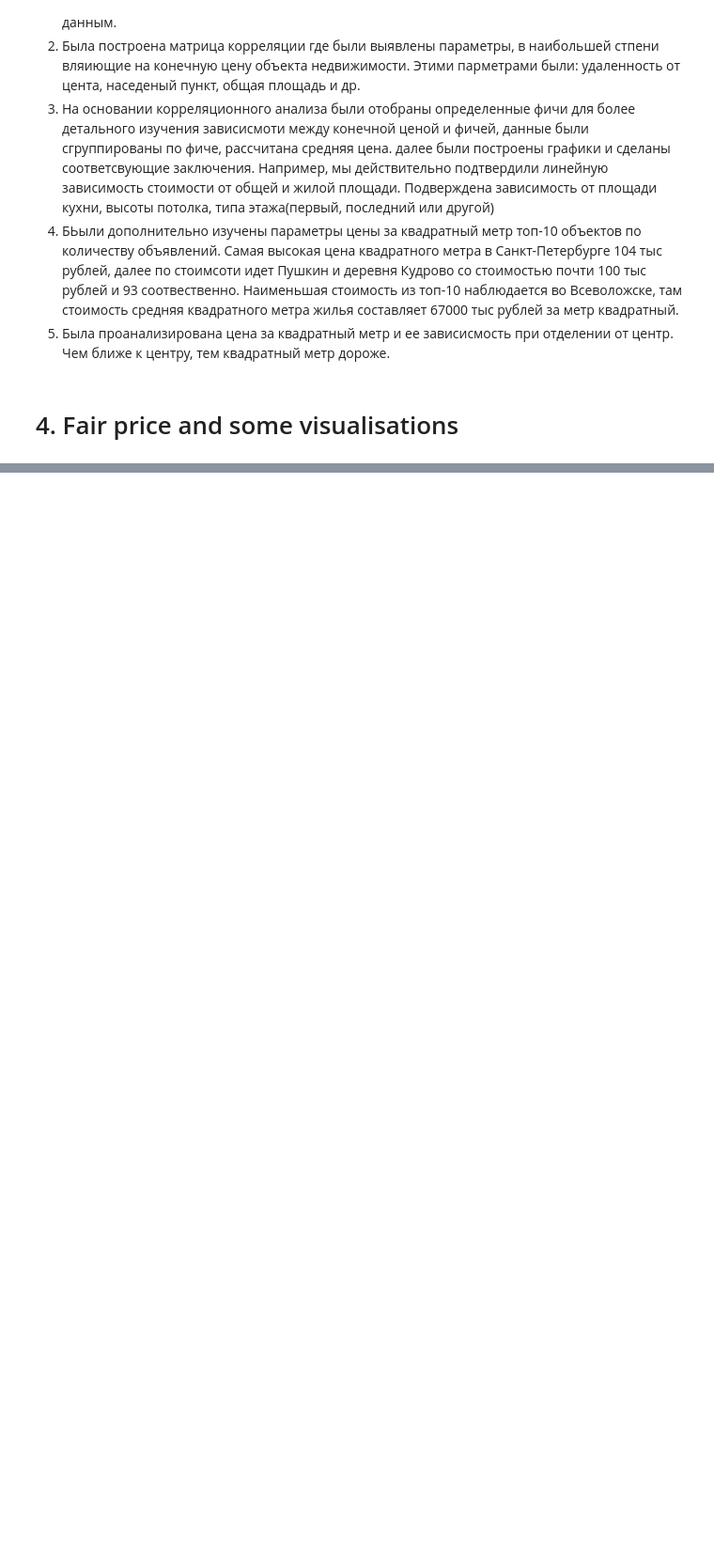
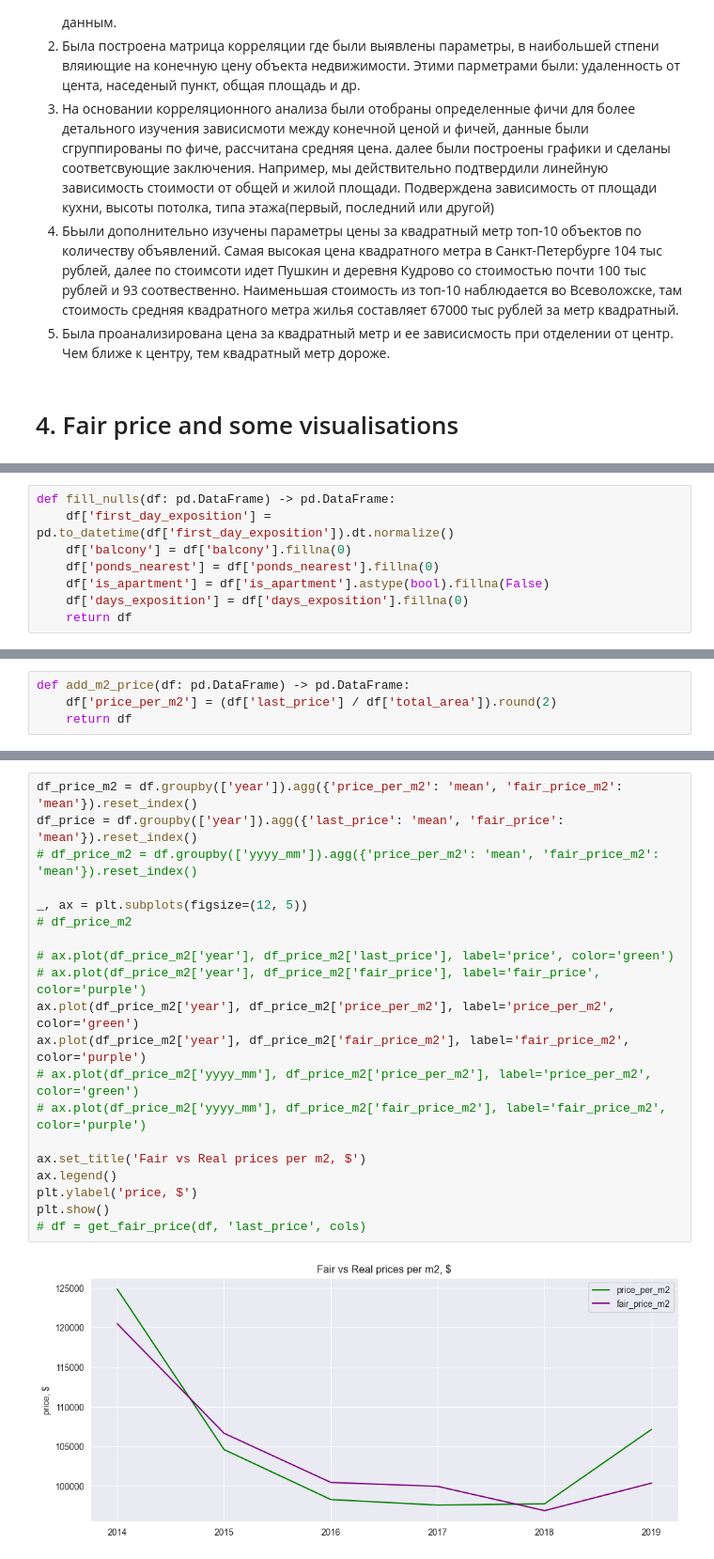
Before and after one commit to Megacinder/mds24, a Jupyter notebook: md2_python_for_DA/hometasks/final_project/python_project_4_step.ipynb, the cells around one changed output, grey strips where cells are left out. Shown at 94% size. Cells and saved outputs as stored; diff of their text form; blank space fills up the shorter version.

```diff
--- a/md2_python_for_DA/hometasks/final_project/python_project_4_step.ipynb
+++ b/md2_python_for_DA/hometasks/final_project/python_project_4_step.ipynb
@@ -1478 +1474,9 @@ df.columns.to_list()
+# %%
+def fill_nulls(df: pd.DataFrame) -> pd.DataFrame:
+    df['first_day_exposition'] = pd.to_datetime(df['first_day_exposition']).dt.normalize()
+    df['balcony'] = df['balcony'].fillna(0)
+    df['ponds_nearest'] = df['ponds_nearest'].fillna(0)
+    df['is_apartment'] = df['is_apartment'].astype(bool).fillna(False)
+    df['days_exposition'] = df['days_exposition'].fillna(0)
+    return df
 # %%
@@ -1532,0 +1556,4 @@ df_fair_price
+# %%
+def add_m2_price(df: pd.DataFrame) -> pd.DataFrame:
+    df['price_per_m2'] = (df['last_price'] / df['total_area']).round(2)
+    return df
@@ -1532,0 +1631,22 @@ df_fair_price
+# %%
+df_price_m2 = df.groupby(['year']).agg({'price_per_m2': 'mean', 'fair_price_m2': 'mean'}).reset_index()
+df_price = df.groupby(['year']).agg({'last_price': 'mean', 'fair_price': 'mean'}).reset_index()
+# df_price_m2 = df.groupby(['yyyy_mm']).agg({'price_per_m2': 'mean', 'fair_price_m2': 'mean'}).reset_index()
+
+_, ax = plt.subplots(figsize=(12, 5))
+# df_price_m2
+
+# ax.plot(df_price_m2['year'], df_price_m2['last_price'], label='price', color='green')
+# ax.plot(df_price_m2['year'], df_price_m2['fair_price'], label='fair_price', color='purple')
+ax.plot(df_price_m2['year'], df_price_m2['price_per_m2'], label='price_per_m2', color='green')
+ax.plot(df_price_m2['year'], df_price_m2['fair_price_m2'], label='fair_price_m2', color='purple')
+# ax.plot(df_price_m2['yyyy_mm'], df_price_m2['price_per_m2'], label='price_per_m2', color='green')
+# ax.plot(df_price_m2['yyyy_mm'], df_price_m2['fair_price_m2'], label='fair_price_m2', color='purple')
+
+ax.set_title('Fair vs Real prices per m2, $')
+ax.legend()
+plt.ylabel('price, $')
+plt.show()
+# df = get_fair_price(df, 'last_price', cols)
+# %% [output]
+[figure, added]
```
Also changed, not shown: parts of 6 cells of this notebook, 1 other file.
